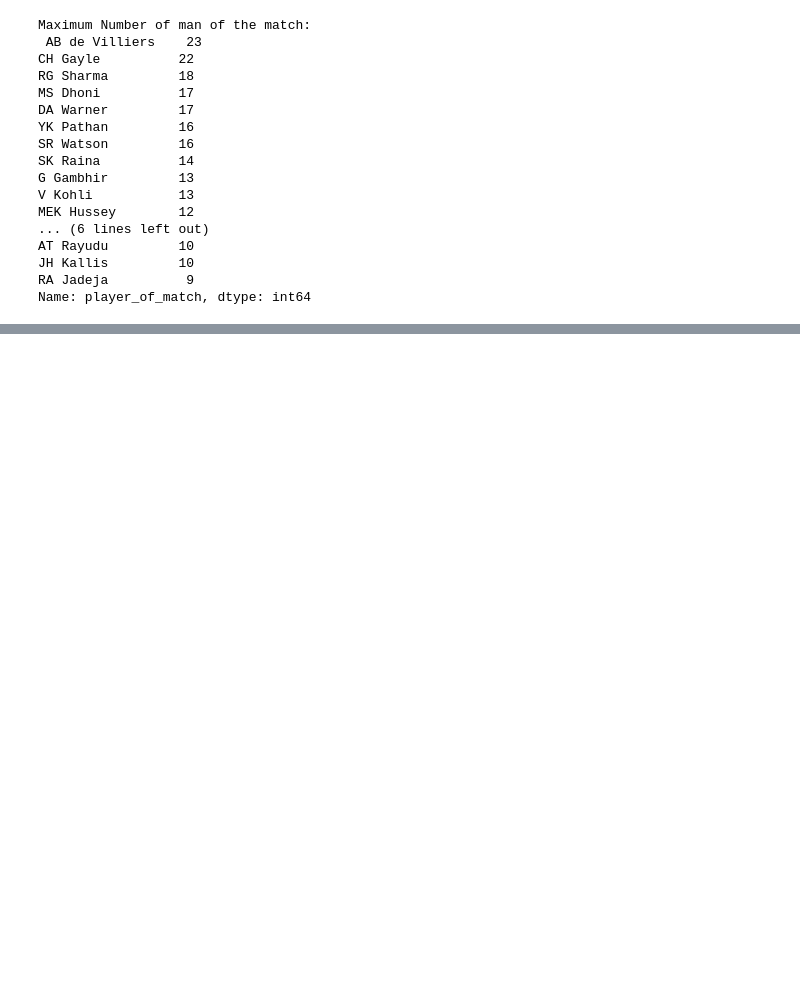
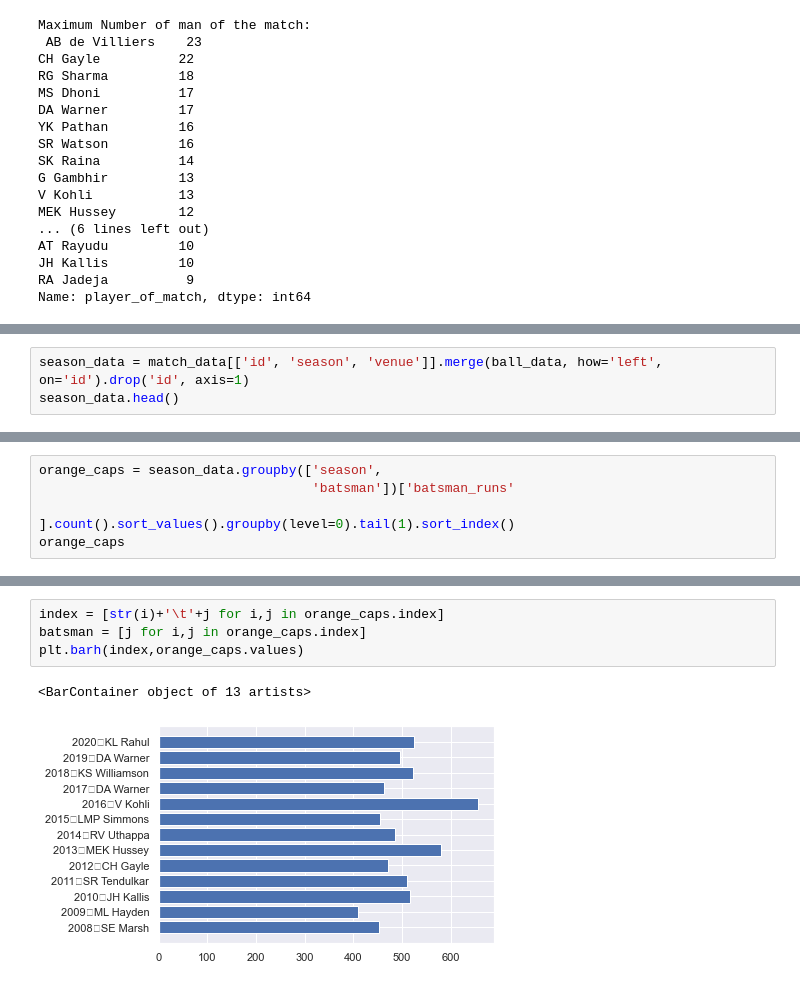
Before and after one commit to SahaAbhisek/Exploratory-Data-Analysis-of-IPL-2008-2020-dataset, a Jupyter notebook: IPL_data_analysis.ipynb, the cells around one changed output, grey strips where cells are left out. Cells and saved outputs as stored; diff of their text form; blank space fills up the shorter version.

```diff
--- a/IPL_data_analysis.ipynb
+++ b/IPL_data_analysis.ipynb
@@ -810,0 +831,3 @@ Name: player_of_match, dtype: int64
+# %%
+season_data = match_data[['id', 'season', 'venue']].merge(ball_data, how='left', on='id').drop('id', axis=1)
+season_data.head()
@@ -810,0 +922,5 @@ Name: player_of_match, dtype: int64
+# %%
+orange_caps = season_data.groupby(['season',
+                                   'batsman'])['batsman_runs'
+                                              ].count().sort_values().groupby(level=0).tail(1).sort_index()
+orange_caps
@@ -810,0 +943,7 @@ Name: player_of_match, dtype: int64
+# %%
+index = [str(i)+'\t'+j for i,j in orange_caps.index]
+batsman = [j for i,j in orange_caps.index]
+plt.barh(index,orange_caps.values)
+# %% [output]
+<BarContainer object of 13 artists>
+[figure, added]
```
Also changed, not shown: parts of 11 cells of this notebook.
